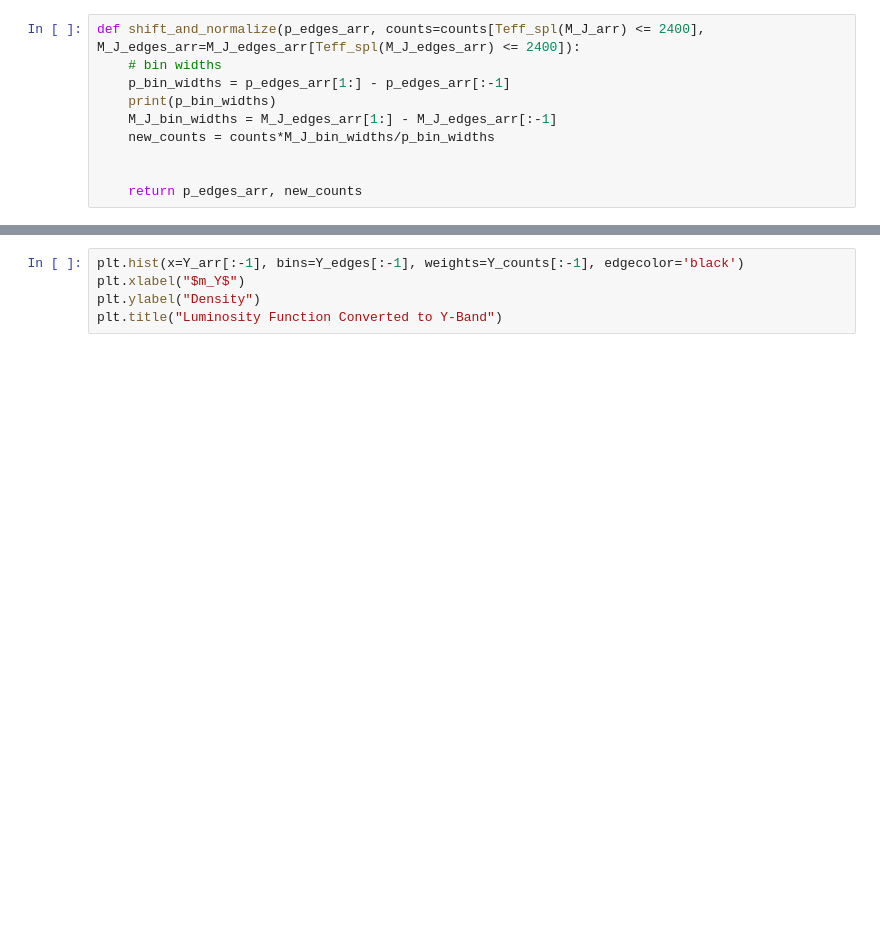
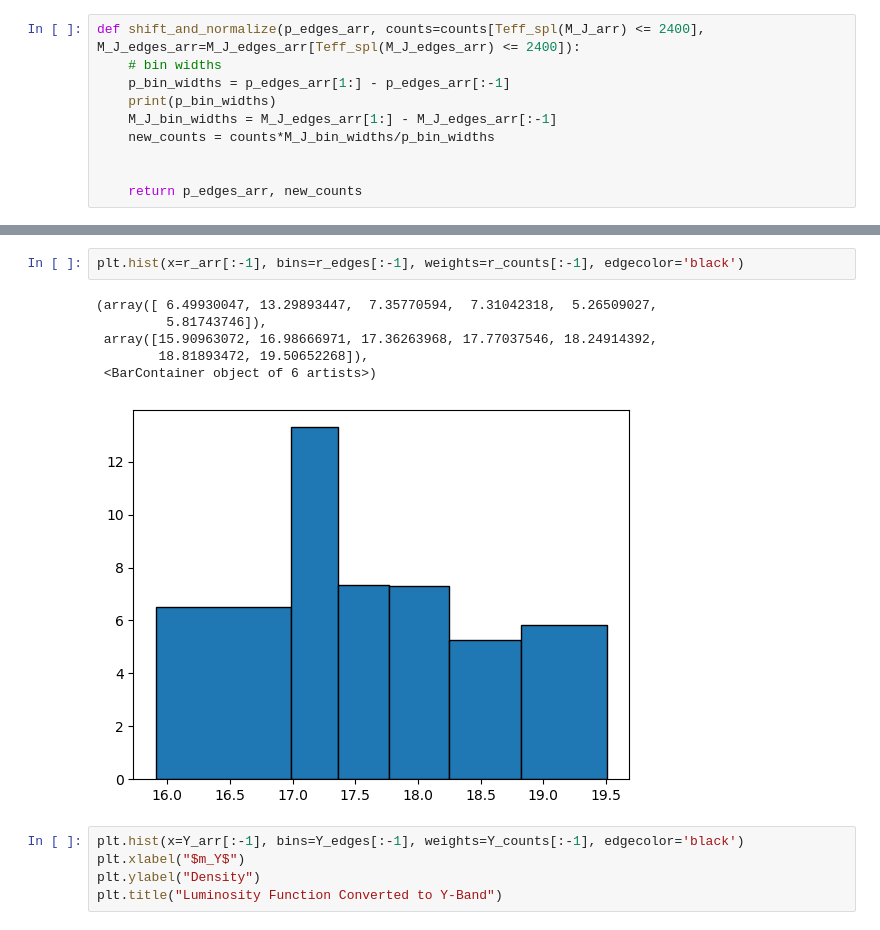
Before and after one commit to 1861952/Fast-PM-Stars-Python-Notebooks, a Jupyter notebook: dN-dm-Distribution.ipynb, the cells around one changed output, grey strips where cells are left out. Cells and saved outputs as stored; diff of their text form; blank space fills up the shorter version.

```diff
--- a/dN-dm-Distribution.ipynb
+++ b/dN-dm-Distribution.ipynb
@@ -267,3 +281,12 @@ Text(0.5, 1.0, 'Luminosity Function Converted to  z-band')
+# %%
+plt.hist(x=r_arr[:-1], bins=r_edges[:-1], weights=r_counts[:-1], edgecolor='black')
+# %% [output]
+(array([ 6.49930047, 13.29893447,  7.35770594,  7.31042318,  5.26509027,
+         5.81743746]),
+ array([15.90963072, 16.98666971, 17.36263968, 17.77037546, 18.24914392,
+        18.81893472, 19.50652268]),
+ <BarContainer object of 6 artists>)
+[figure, added]
 # %%
 plt.hist(x=Y_arr[:-1], bins=Y_edges[:-1], weights=Y_counts[:-1], edgecolor='black')
 plt.xlabel("$m_Y$")
```
Also changed, not shown: parts of 8 cells of this notebook, 2 other files.
